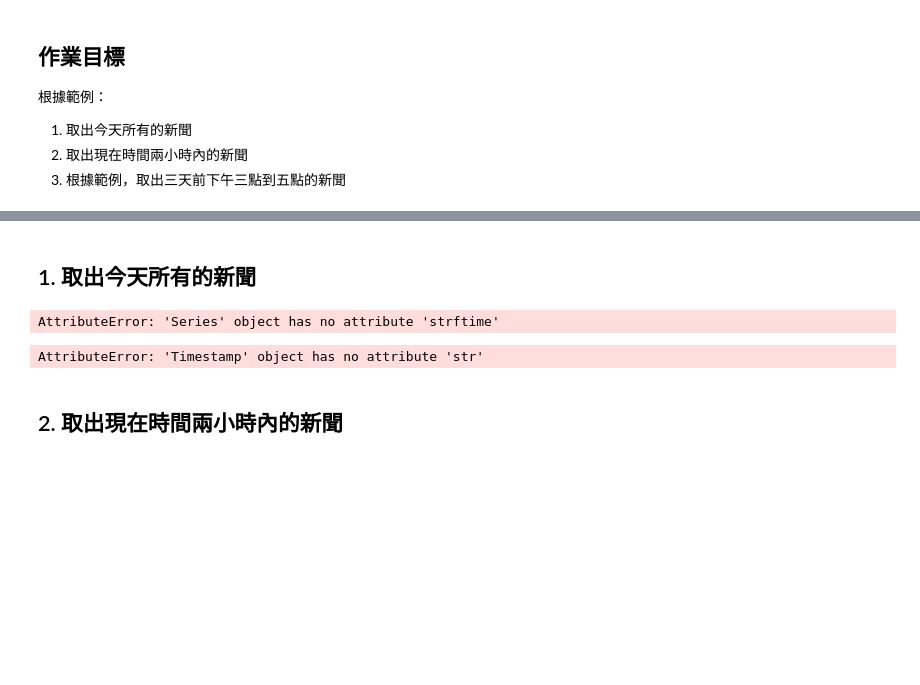
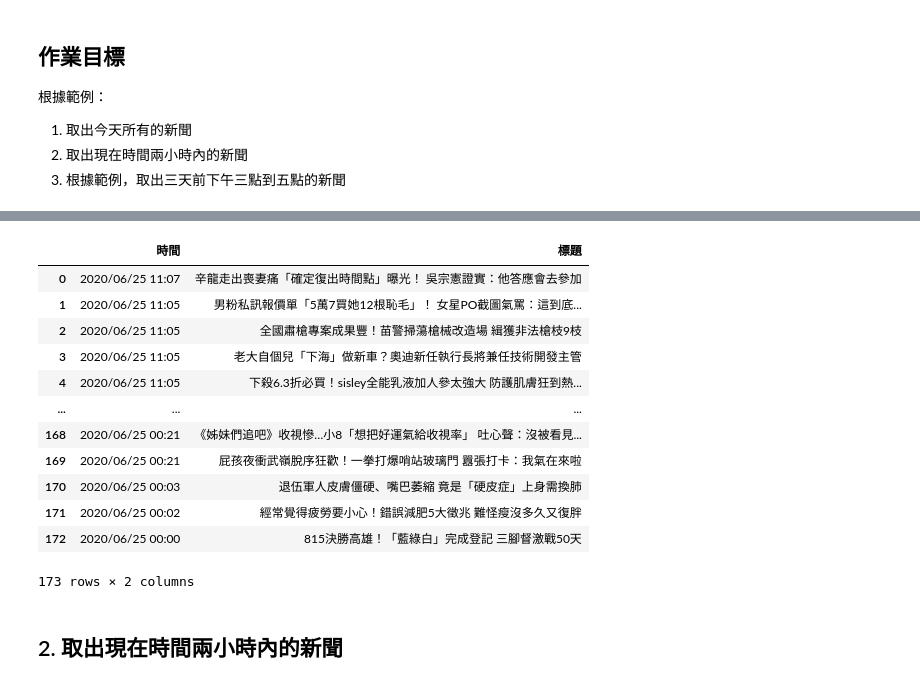
Before and after one commit to DunkLiao/PyCrawlerMarathon, a Jupyter notebook: homework/Day021_HW.ipynb, the cells around one changed output, grey strips where cells are left out. Saved outputs shown, nothing was run; the diff lists cells and outputs as text; code cells hidden in the pictures; blank space fills up the shorter version.

```diff
--- a/homework/Day021_HW.ipynb
+++ b/homework/Day021_HW.ipynb
@@ -39,0 +40,6 @@ for i in range(10):
+# %%
+# 取得昨天時間
+from datetime import datetime, timedelta
+date_time = datetime.now() - timedelta(1)
+date_time = date_time.strftime("%Y/%m/%d")
+print("取得昨天時間：", date_time)
@@ -40,23 +70,10 @@ for i in range(10):
 # %%
-# 取得資料，丟到 BeautifulSoup 解析
-import pandas as pd
-
-date_history = list()
-title_history = list()
-
+# 取得資料
 html_source = browser.page_source
 soup = BeautifulSoup(html_source, "html5lib")
 
 for d in soup.find(class_="part_list_2").find_all('h3'):
-#     print(d.find(class_="date").text, d.find_all('a')[-1].text)
-    date_history.append(d.find(class_="date").text)
-    title_history.append(d.find_all('a')[-1].text)
-
-df_news = pd.DataFrame({'date_display': date_history,
-                                    'title':title_history})
-
-# df_news = df_news.set_index('date')  # 指定日期欄位為datafram的index
-# df_news = df_news.sort_index(ascending=True)
-df_news['date_display'] = pd.to_datetime(df_news['date_display'])
-df_news
+    if date_time in d.find(class_="date").text :
+        break
+    print(d.find(class_="date").text, d.find_all('a')[-1].text)
 # %% [output]
@@ -76,2 +97,30 @@ df_news
+# %%
+# 取得資料（整理成好的格式）
+news = []
+
+for d in soup.find(class_="part_list_2").find_all('h3'):
+    if date_time in d.find(class_="date").text :
+        break
+    news.append({
+        '時間': d.find(class_="date").text,
+        '標題': d.find_all('a')[-1].text
+    })
+
+import pandas as pd
+pd.DataFrame(news)
+# %% [output]
+|  | 時間 | 標題 |
+| 0 | 2020/06/25 11:07 | 辛龍走出喪妻痛「確定復出時間點」曝光！ 吳宗憲證實：他答應會去參加 |
+| 1 | 2020/06/25 11:05 | 男粉私訊報價單「5萬7買她12根恥毛」！ 女星PO截圖氣罵：這到底... |
+| 2 | 2020/06/25 11:05 | 全國肅槍專案成果豐！苗警掃蕩槍械改造場 緝獲非法槍枝9枝 |
+| 3 | 2020/06/25 11:05 | 老大自個兒「下海」做新車？奧迪新任執行長將兼任技術開發主管 |
+| 4 | 2020/06/25 11:05 | 下殺6.3折必買！sisley全能乳液加人參太強大 防護肌膚狂到熱... |
+| ... | ... | ... |
+| 168 | 2020/06/25 00:21 | 《姊妹們追吧》收視慘…小8「想把好運氣給收視率」 吐心聲：沒被看見... |
+| 169 | 2020/06/25 00:21 | 屁孩夜衝武嶺脫序狂歡！一拳打爆哨站玻璃門 囂張打卡：我氣在來啦 |
+| 170 | 2020/06/25 00:03 | 退伍軍人皮膚僵硬、嘴巴萎縮 竟是「硬皮症」上身需換肺 |
+| 171 | 2020/06/25 00:02 | 經常覺得疲勞要小心！錯誤減肥5大徵兆 難怪瘦沒多久又復胖 |
+| 172 | 2020/06/25 00:00 | 815決勝高雄！「藍綠白」完成登記 三腳督激戰50天 |
+173 rows × 2 columns
 # %%
 # 關閉瀏覽器
@@ -79,21 +129,2 @@ browser.quit();
-# %% [markdown]
-## 1. 取出今天所有的新聞
-# %%
-import datetime
-import re
-df_news['date_display']
-today = datetime.date.today()
-df_news[df_news['date_display'].strftime("%Y/%m/%d") == today.strftime("%Y/%m/%d")]
-# today_pattern = '{0}\w*'.format(today.strftime("%Y/%m/%d"))
-# df_news[df_news['date_display'].str.match(today_pattern)== True]
-# df_news[df_news['date_display'].str== today]
-# df_news
-# %% [output]
-AttributeError: 'Series' object has no attribute 'strftime'
-# %%
-
-pd.to_datetime('today').str
-# %% [output]
-AttributeError: 'Timestamp' object has no attribute 'str'
 # %% [markdown]
 ## 2. 取出現在時間兩小時內的新聞
```
Also changed, not shown: parts of 17 cells of this notebook.
